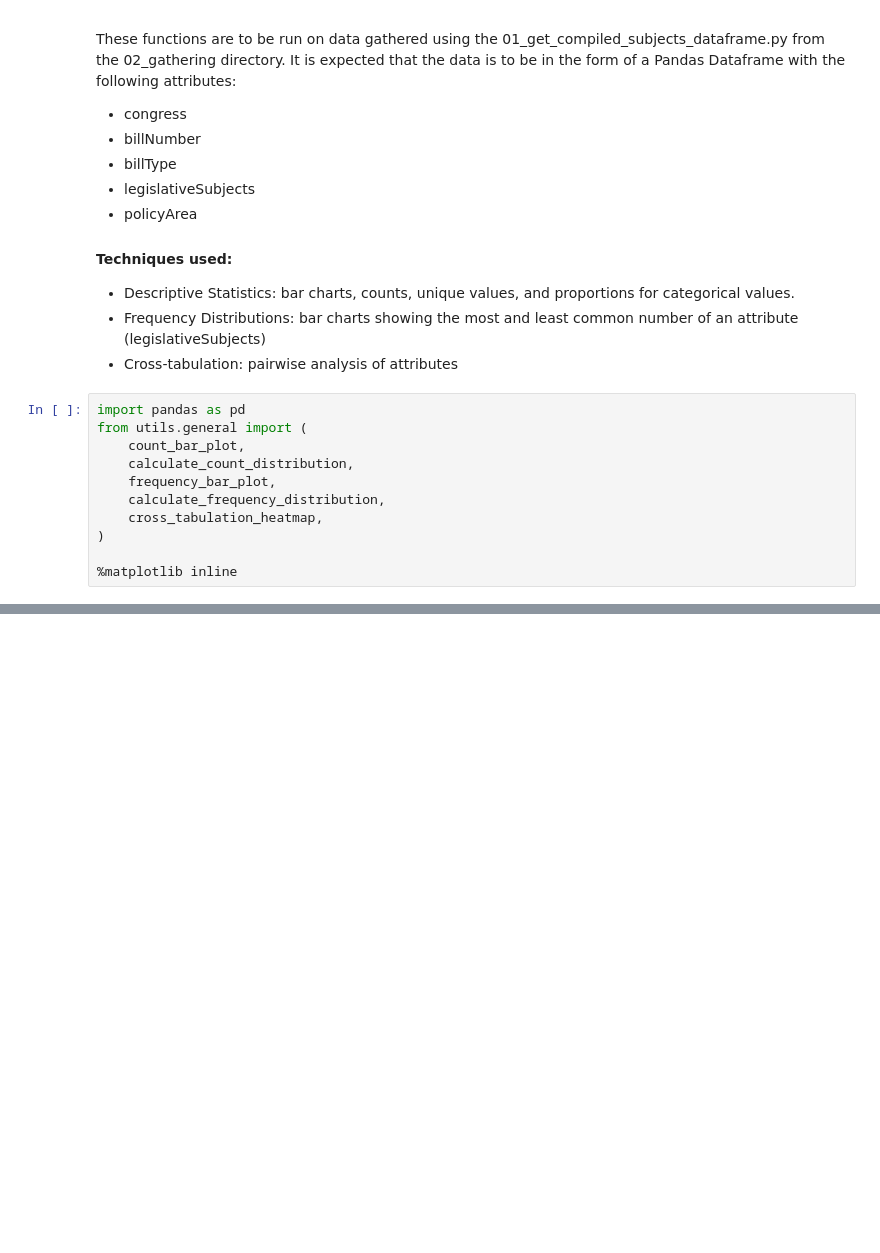
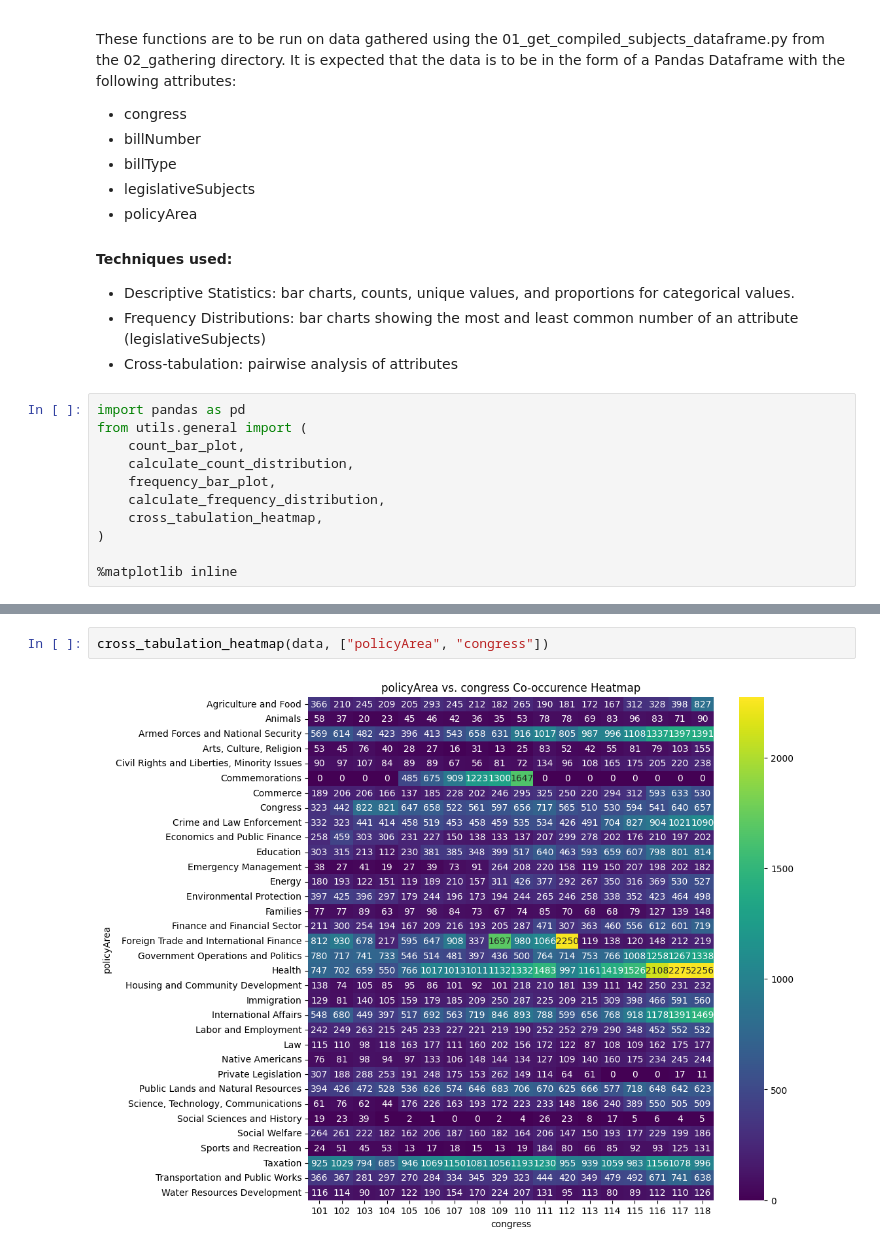
Before and after one commit to digirati-co-uk/loc-responsible-datasets, a Jupyter notebook: 01_bills/03_profiling/general_profiling_visualization.ipynb, the cells around one changed output, grey strips where cells are left out. Cells and saved outputs as stored; diff of their text form; blank space fills up the shorter version.

```diff
--- a/01_bills/03_profiling/general_profiling_visualization.ipynb
+++ b/01_bills/03_profiling/general_profiling_visualization.ipynb
@@ -108,4 +145,8 @@ max       28.000000
 Name: count, dtype: float64
+# %%
+cross_tabulation_heatmap(data, ["policyArea", "congress"])
+# %% [output]
+[figure, added]
 # %%
 cross_tabulation_heatmap(data, ["policyArea", "billType"])
 # %% [output]
```
Also changed, not shown: parts of 16 cells of this notebook, 2 other files.
